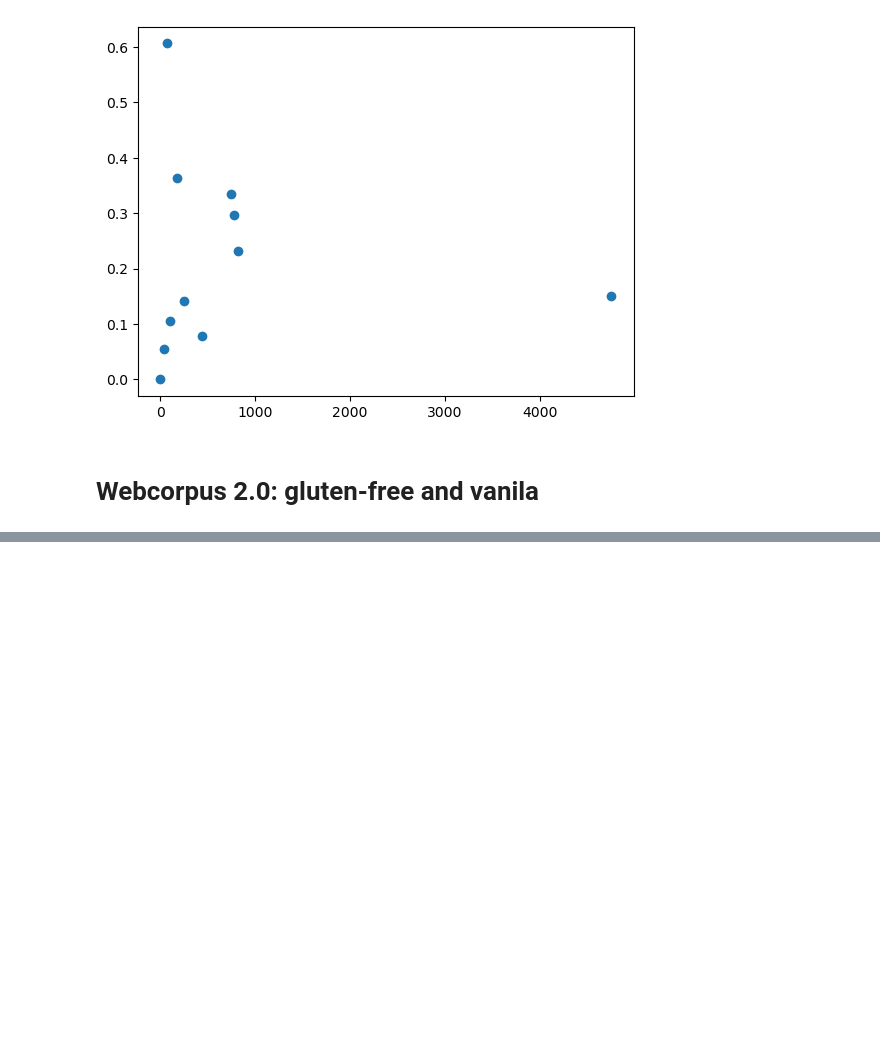
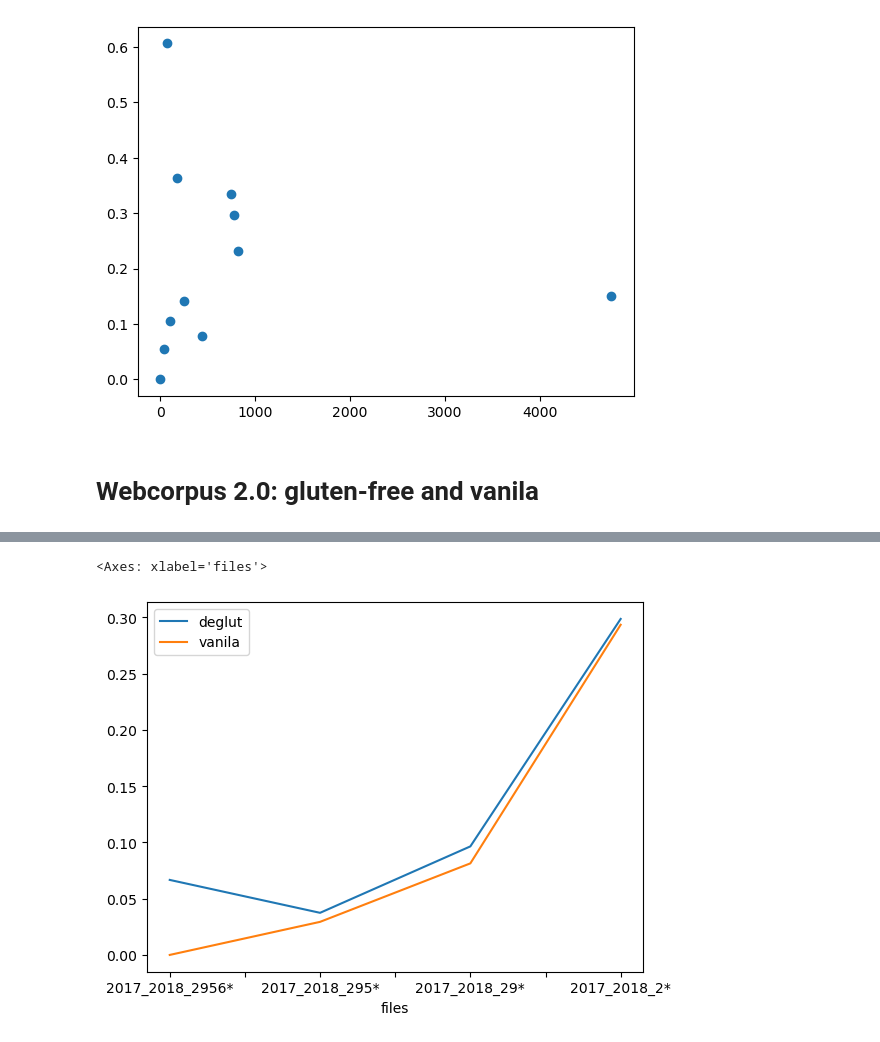
Before and after one commit to makrai/analogy-gluten-free, a Jupyter notebook: gluten-free-analogy.ipynb, the cells around one changed output, grey strips where cells are left out. Saved outputs shown, nothing was run; the diff lists cells and outputs as text; code cells hidden in the pictures; blank space fills up the shorter version.

```diff
--- a/gluten-free-analogy.ipynb
+++ b/gluten-free-analogy.ipynb
@@ -74,0 +98,5 @@ len(model.wv.key_to_index)
+# %%
+df[['deglut', 'vanila']].plot()
+# %% [output]
+<Axes: xlabel='files'>
+[figure, added]
```
Also changed, not shown: parts of 7 cells of this notebook, 2 other files.
